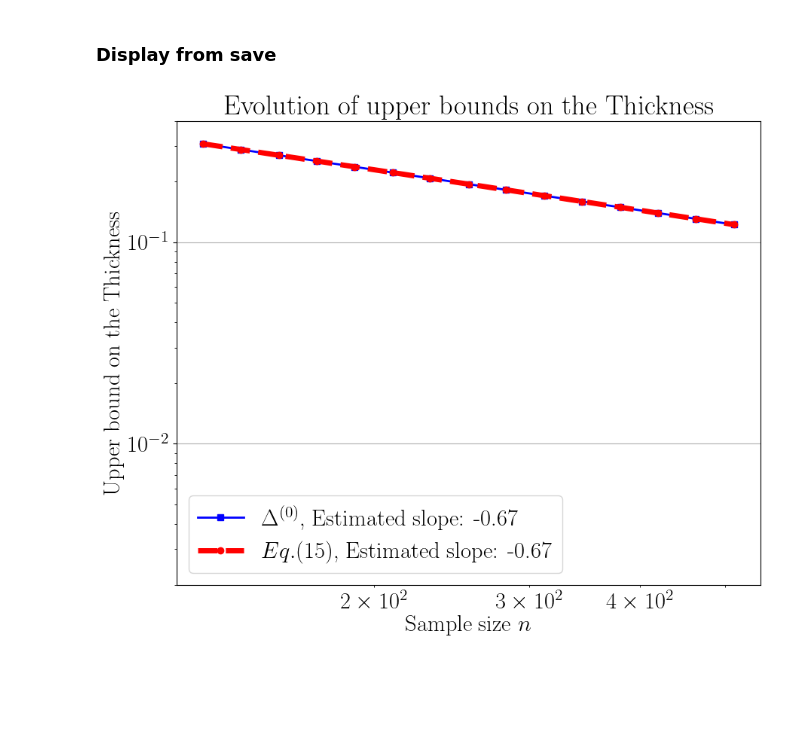
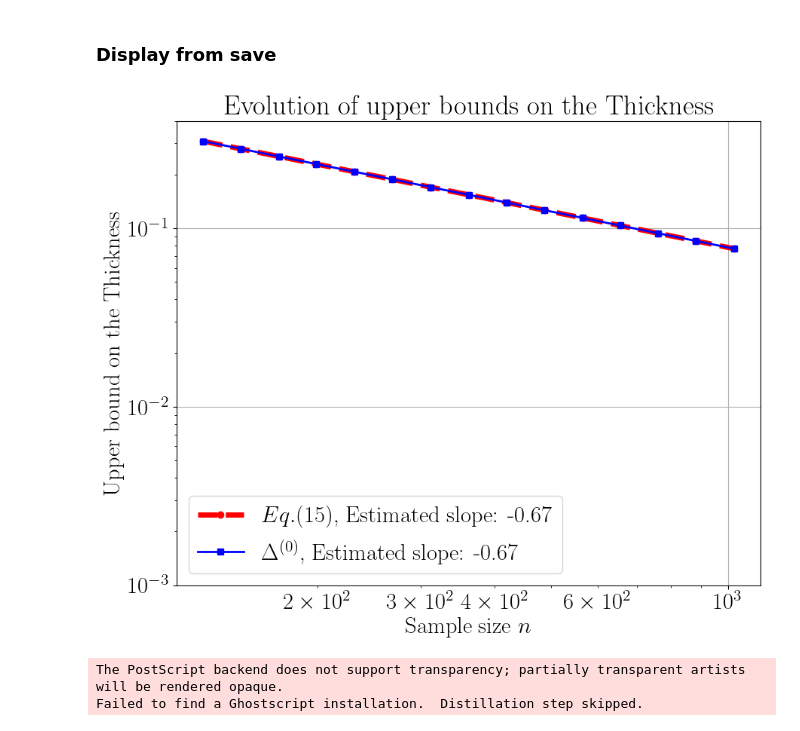
Before and after one commit to Davidson-Lova/approximate_full_conformal_prediction_RKHS, a Jupyter notebook: experiments/thickness/ustable_cp.ipynb, the cells around one changed output. Cells and saved outputs as stored; diff of their text form; code cells hidden in the pictures; blank space fills up the shorter version.

```diff
--- a/experiments/thickness/ustable_cp.ipynb
+++ b/experiments/thickness/ustable_cp.ipynb
@@ -160,16 +160,6 @@ def display(sample_sizes, empirical_thickness_bounds, theoretical_thickness_boun
     fig, ax = plt.subplots(figsize=(10, 8))
     ax.plot(
         sample_sizes,
-        empirical_thickness_bounds,
-        label=r"$\Delta^{(0)}$, Estimated slope: "
-        + "{:.2f}".format(estimated_empirical_rate),
-        linestyle="solid",
-        color="blue",
-        marker="s",
-        linewidth=2,
-    )
-    ax.plot(
-        sample_sizes,
         theoretical_thickness_bounds,
         label=r"$Eq.(15)$, Estimated slope: "
         + "{:.2f}".format(estimated_theoretical_rate),
@@ -179,6 +169,18 @@ def display(sample_sizes, empirical_thickness_bounds, theoretical_thickness_boun
         linewidth=5,
     )
 
+    ax.plot(
+        sample_sizes,
+        empirical_thickness_bounds,
+        label=r"$\Delta^{(0)}$, Estimated slope: "
+        + "{:.2f}".format(estimated_empirical_rate),
+        linestyle="solid",
+        color="blue",
+        marker="s",
+        linewidth=2,
+    )
+
+
     ax.set_yscale("log")
     ax.set_xscale("log")
     ax.grid(True)
@@ -186,25 +188,24 @@ def display(sample_sizes, empirical_thickness_bounds, theoretical_thickness_boun
     ax.set_xlabel(r"Sample size $n$")
     ax.set_ylabel(r"Upper bound on the Thickness")
     ax.set_title("Evolution of upper bounds on the Thickness")
-    ax.set_ylim(2e-3, 4e-1)
+    ax.set_ylim(1e-3, 4e-1)
 
     return fig
 # %% [markdown]
 ### Params
 # %%
-loss_name = "log_cosh"
-loss_params = {"alpha": 1.0}
+# loss_name = "log_cosh"
+# loss_params = {"alpha": 1.0}
 
-# loss_name = "pseudo_huber"
-# loss_params = {"alpha": 1.}
+loss_name = "pseudo_huber"
+loss_params = {"alpha": 1.}
 
 # loss_name = "smoothed_pinball"
-# loss_params = {"alpha":1., "tau":0.5}
+# loss_params = {"alpha":0.2, "tau":0.5}
 
 
 sample_size_min = 128
-# sample_size_max = 1024
-sample_size_max = 512
+sample_size_max = 1024
 step_number = 15
 sample_sizes = np.int64(
     np.exp2(
@@ -242,10 +243,20 @@ confidence_control_level = 0.1
 result_path = "results/" + "ustable_cp" + "_" + loss_name + ".npy"
 result_loaded = np.load(result_path, allow_pickle=True).item()
 # %%
-_ = display(
+fig = display(
     result_loaded["sample_sizes"],
     result_loaded["empirical_thickness_bounds"],
     result_loaded["theoretical_thickness_bounds"],
 )
 # %% [output]
-[figure, old version]
+[figure, new version]
+# %%
+display_path = "display/" + "ustable_cp" + "_" + loss_name + ".eps"
+fig.savefig(
+    display_path,
+    format="eps",
+    bbox_inches="tight"
+)
+# %% [output]
+The PostScript backend does not support transparency; partially transparent artists will be rendered opaque.
+Failed to find a Ghostscript installation.  Distillation step skipped.
```
Also changed, not shown: parts of 1 cell of this notebook, 31 other files.
